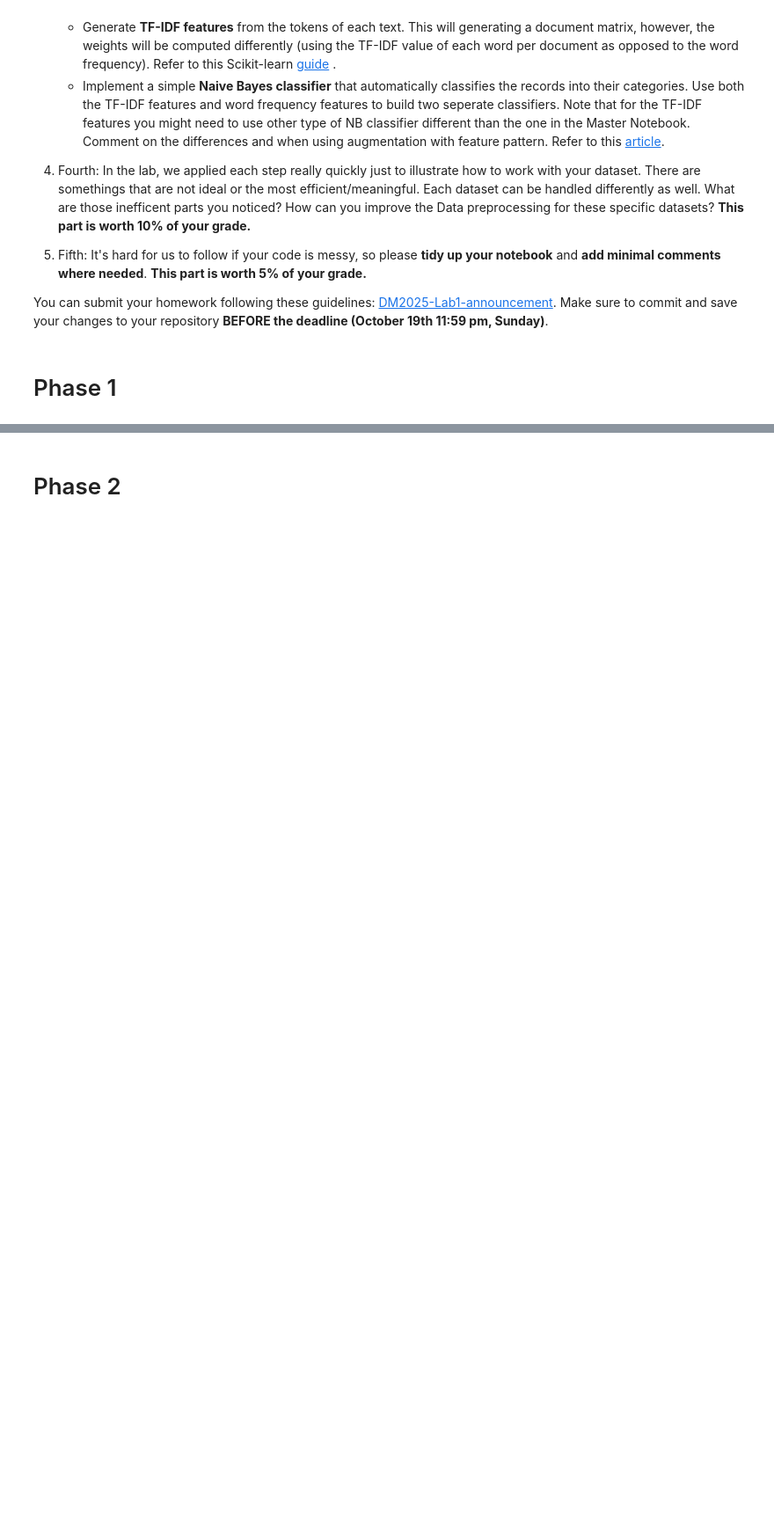
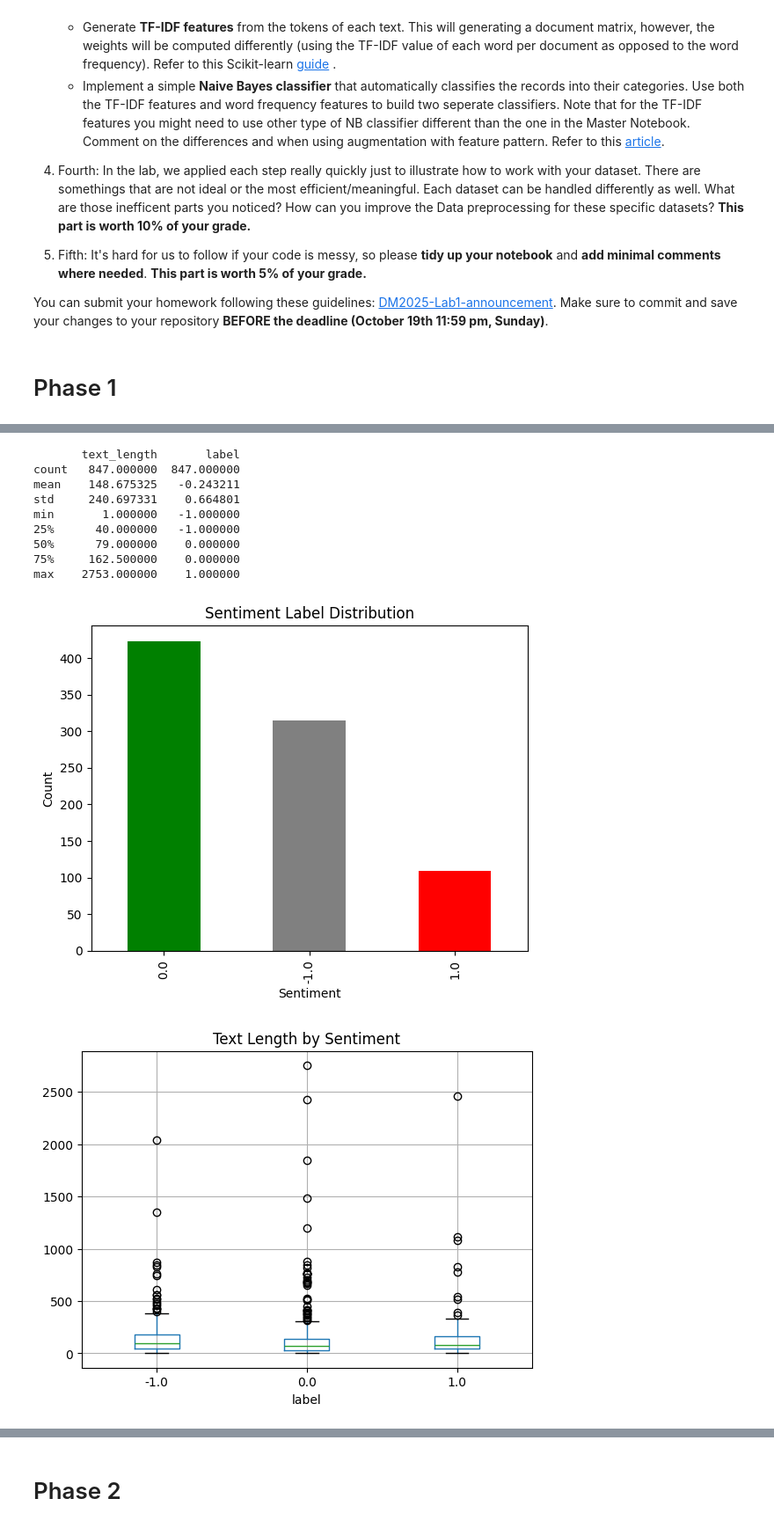
Before and after one commit to tseng0719/DM2025-Lab1-Exercise, a Jupyter notebook: DM2025-Lab1-Homework.ipynb, the cells around one changed output, grey strips where cells are left out. Shown: that part at 88% size. Cells and saved outputs as stored; diff of their text form; code cells hidden in the pictures; blank space fills up the shorter version.

```diff
--- a/DM2025-Lab1-Homework.ipynb
+++ b/DM2025-Lab1-Homework.ipynb
@@ -62,0 +78,70 @@ You can submit your homework following these guidelines: [DM2025-Lab1-announceme
+# %%
+# ===============================
+# 1. 讀取資料
+# ===============================
+import pandas as pd
+
+df = pd.read_csv("newdataset/Reddit-stock-sentiment.csv")
+df = df[['text', 'label']]
+df.dropna(inplace=True)
+df['text'] = df['text'].str.lower()
+
+# ===============================
+# 2. 建立文字向量 (CountVectorizer)
+# ===============================
+from sklearn.feature_extraction.text import CountVectorizer
+
+count_vect = CountVectorizer(stop_words='english')
+X_counts = count_vect.fit_transform(df['text'])
+y = df['label']
+
+# ===============================
+# 3. explore
+# ===============================
+df['text_length'] = df['text'].apply(len)
+print(df[['text_length','label']].describe())
+
+# 前 20 個最常出現的單字
+import numpy as np
+import matplotlib.pyplot as plt
+
+term_frequencies = np.array(X_counts.sum(axis=0)).flatten()
+feature_names = count_vect.get_feature_names_out()
+top_indices = term_frequencies.argsort()[::-1][:20]
+
+# ===============================
+# 4. visulization
+
+# (a) 標籤分布
+df['label'].value_counts().plot(kind='bar', color=['green','gray','red'])
+plt.xlabel("Sentiment")
+plt.ylabel("Count")
+plt.title("Sentiment Label Distribution")
+plt.show()
+
+# (b) 文字長度分布
+df.boxplot(column='text_length', by='label')
+plt.title("Text Length by Sentiment")
+plt.suptitle("")
+plt.show()
+
+# (c) 前 20 個單字頻率柱狀圖
+plt.figure(figsize=(12,5))
+plt.bar([feature_names[i] for i in top_indices], term_frequencies[top_indices])
+plt.xticks(rotation=45)
+plt.xlabel("Terms")
+plt.ylabel("Frequency")
+plt.title("Top 20 Most Frequent Words")
+plt.show()
+# %% [output]
+       text_length       label
+count   847.000000  847.000000
+mean    148.675325   -0.243211
+std     240.697331    0.664801
+min       1.000000   -1.000000
+25%      40.000000   -1.000000
+50%      79.000000    0.000000
+75%     162.500000    0.000000
+max    2753.000000    1.000000
+[figure, added]
+[figure, added]
```
Also changed, not shown: parts of 4 cells of this notebook.
